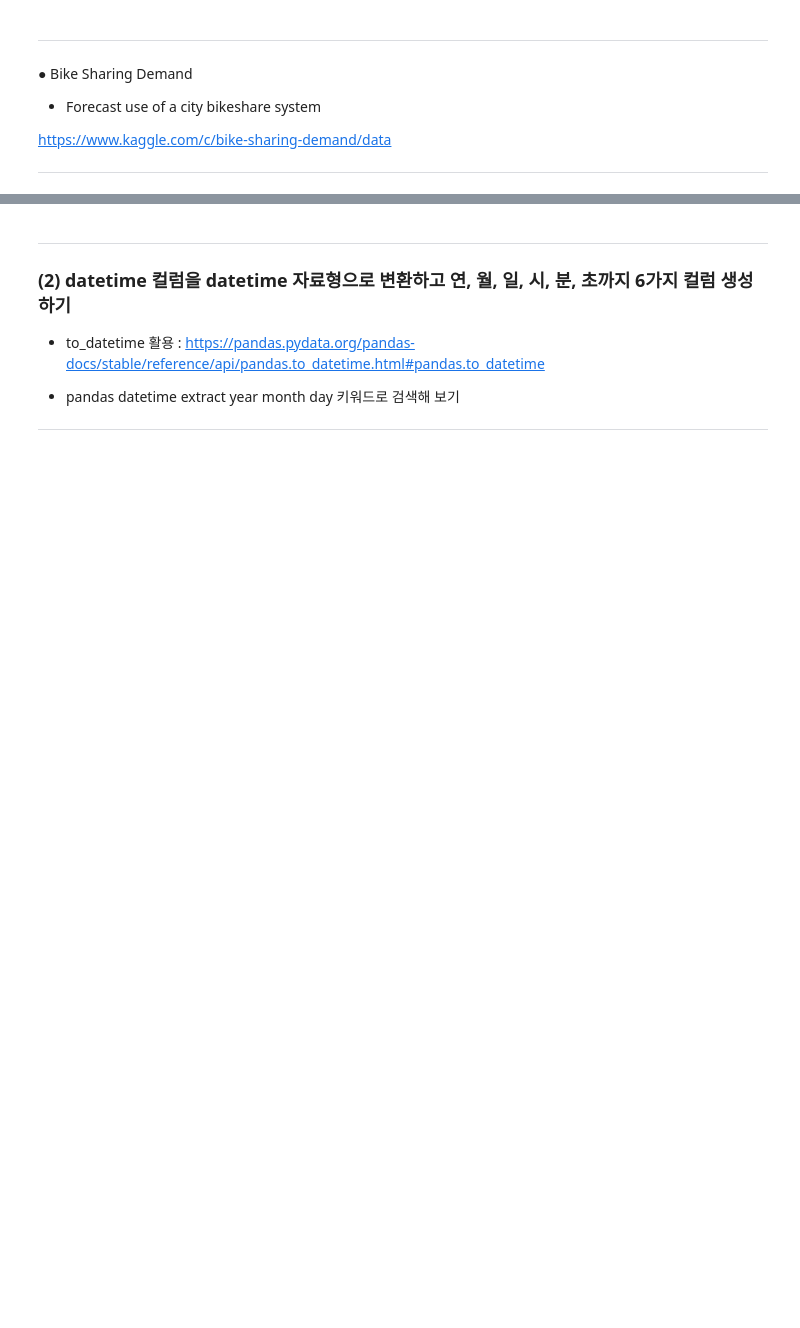
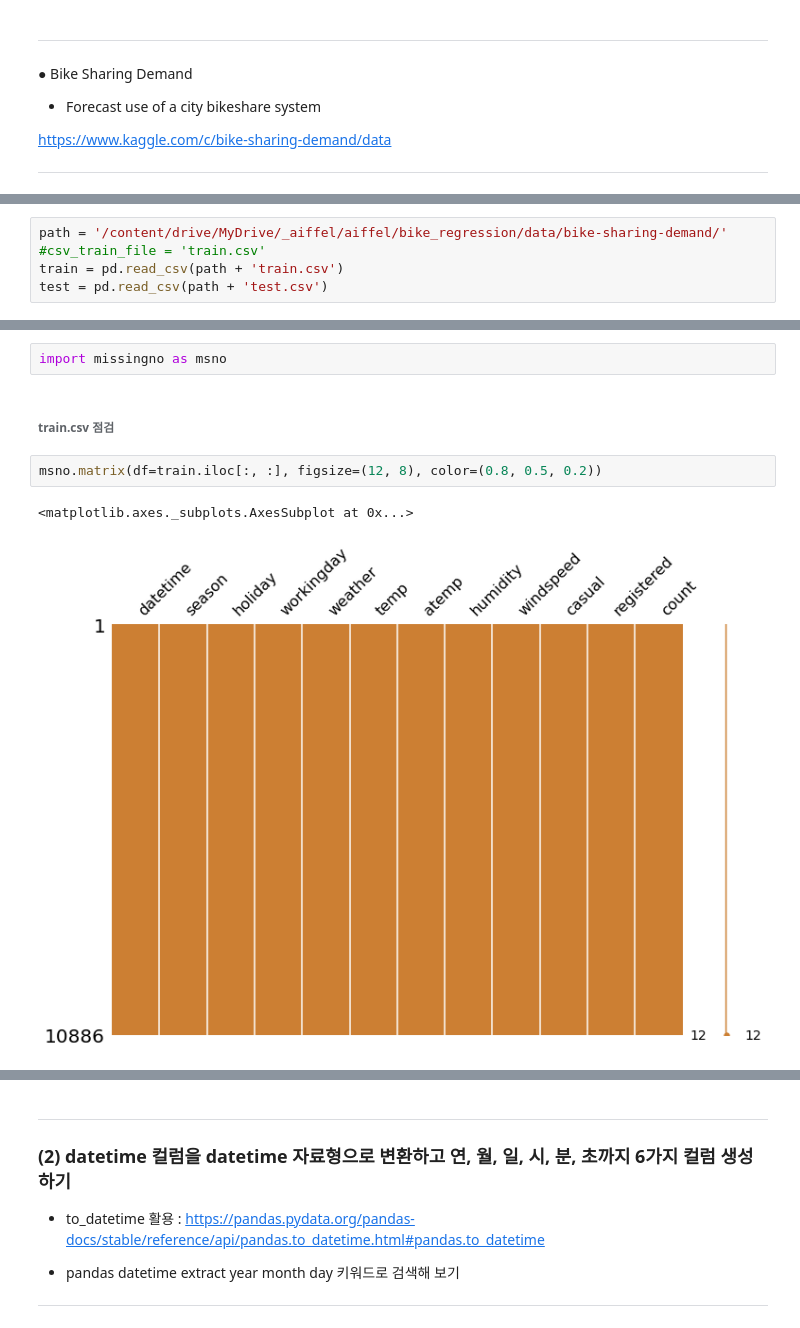
Before and after one commit to aivrm/ai, a Jupyter notebook: EX_2_13_프로젝트_2_날씨_좋은_월요일_오후_세_시,_자전거_타는_사람은_몇_명?.ipynb, the cells around one changed output, grey strips where cells are left out. Saved outputs shown, nothing was run; the diff lists cells and outputs as text; blank space fills up the shorter version.

```diff
--- a/EX_2_13_프로젝트_2_날씨_좋은_월요일_오후_세_시,_자전거_타는_사람은_몇_명?.ipynb
+++ b/EX_2_13_프로젝트_2_날씨_좋은_월요일_오후_세_시,_자전거_타는_사람은_몇_명?.ipynb
@@ -145,0 +22,5 @@ array([ 0.03807591,  0.05068012,  0.06169621,  0.02187235, -0.0442235 ,
+# %%
+path = '/content/drive/MyDrive/_aiffel/aiffel/bike_regression/data/bike-sharing-demand/'
+#csv_train_file = 'train.csv'
+train = pd.read_csv(path + 'train.csv')
+test = pd.read_csv(path + 'test.csv')
@@ -145,0 +95,9 @@ array([ 0.03807591,  0.05068012,  0.06169621,  0.02187235, -0.0442235 ,
+# %%
+import missingno as msno
+# %% [markdown]
+###### train.csv 점검
+# %%
+msno.matrix(df=train.iloc[:, :], figsize=(12, 8), color=(0.8, 0.5, 0.2))
+# %% [output]
+<matplotlib.axes._subplots.AxesSubplot at 0x...>
+[figure, added]
```
Also changed, not shown: parts of 169 cells of this notebook.
